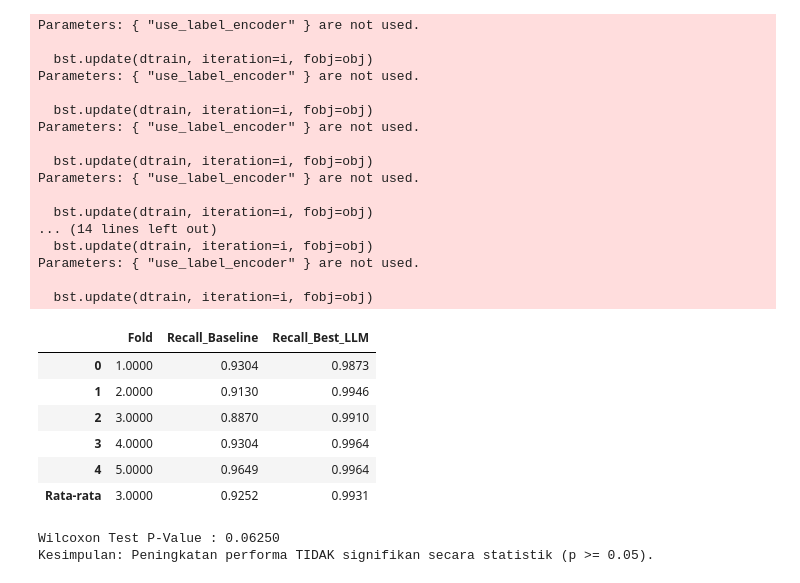
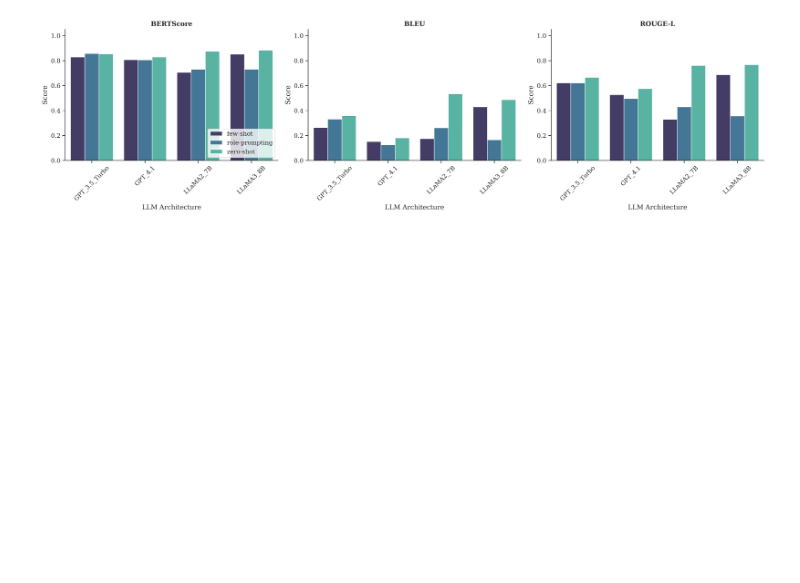
Before and after one commit to farhanhr/llm_generated_dataset, a Jupyter notebook: notebooks/LLM_augmented_notebooks.ipynb, the cells around one changed output. Saved outputs shown, nothing was run; the diff lists cells and outputs as text; code cells hidden in the pictures; blank space fills up the shorter version.

```diff
--- a/notebooks/LLM_augmented_notebooks.ipynb
+++ b/notebooks/LLM_augmented_notebooks.ipynb
@@ -200,41 +371,26 @@ Parameters: { "use_label_encoder" } are not used.
 # %%
-from sklearn.model_selection import StratifiedKFold
-from sklearn.metrics import recall_score
-from scipy.stats import wilcoxon
+if not df_quality.empty:
+    fig, axes = plt.subplots(1, 3, figsize=(18, 5))
 
-def get_cv_scores(df):
-    vec = TfidfVectorizer(max_features=5000)
-    X = vec.fit_transform(df['Pesan']).toarray()
-    y = df['Kategori'].map({'ham': 0, 'spam': 1}).values
+    nlp_metrics = ['BERTScore', 'BLEU', 'ROUGE-L']
 
-    cv = StratifiedKFold(n_splits=5, shuffle=True, random_state=42)
-    model = XGBClassifier(eval_metric='logloss', use_label_encoder=False, random_state=42)
+    for i, metric in enumerate(nlp_metrics):
+        sns.barplot(data=df_quality, x='Model', y=metric, hue='Technique', ax=axes[i], palette='mako')
 
-    recall_scores = []
-    for train_idx, test_idx in cv.split(X, y):
-        model.fit(X[train_idx], y[train_idx])
-        y_pred = model.predict(X[test_idx])
-        recall_scores.append(recall_score(y[test_idx], y_pred))
-    return recall_scores
+        axes[i].set_title(metric, fontweight='bold')
+        axes[i].set_ylim(0, 1.05) # Text metrics are strictly 0.0 to 1.0
+        axes[i].tick_params(axis='x', rotation=45)
+        axes[i].set_ylabel('Score')
+        axes[i].set_xlabel('LLM Architecture')
 
-print("Melakukan 5-Fold Cross Validation untuk Uji Statistik...")
-recall_base = get_cv_scores(df_base)
-recall_best = get_cv_scores(df_best)
+        legend = axes[i].get_legend()
+        if i == 0:
+            if legend is not None:
+                axes[i].legend(loc='lower right')
+        else:
+            if legend is not None:
+                legend.remove()
 
-stat, p_value = wilcoxon(recall_base, recall_best)
-
-df_stats = pd.DataFrame({
-    'Fold': [1, 2, 3, 4, 5],
-    'Recall_Baseline': recall_base,
-    'Recall_Best_LLM': recall_best
-})
-
-df_stats.loc['Rata-rata'] = df_stats.mean()
-display(df_stats.style.format("{:.4f}"))
-
-print(f"\nWilcoxon Test P-Value : {p_value:.5f}")
-if p_value < 0.05:
-    print("Kesimpulan: Peningkatan performa SIGNIFIKAN secara statistik (p < 0.05).")
-else:
-    print("Kesimpulan: Peningkatan performa TIDAK signifikan secara statistik (p >= 0.05).")
+    plt.tight_layout()
+    plt.show()
 # %% [output]
@@ -242,26 +397 @@ Melakukan 5-Fold Cross Validation untuk Uji Statistik...
-Parameters: { "use_label_encoder" } are not used.
-
-  bst.update(dtrain, iteration=i, fobj=obj)
-Parameters: { "use_label_encoder" } are not used.
-
-  bst.update(dtrain, iteration=i, fobj=obj)
-Parameters: { "use_label_encoder" } are not used.
-
-  bst.update(dtrain, iteration=i, fobj=obj)
-Parameters: { "use_label_encoder" } are not used.
-
-  bst.update(dtrain, iteration=i, fobj=obj)
-... (14 lines left out)
-  bst.update(dtrain, iteration=i, fobj=obj)
-Parameters: { "use_label_encoder" } are not used.
-
-  bst.update(dtrain, iteration=i, fobj=obj)
-|  | Fold | Recall_Baseline | Recall_Best_LLM |
-| 0 | 1.0000 | 0.9304 | 0.9873 |
-| 1 | 2.0000 | 0.9130 | 0.9946 |
-| 2 | 3.0000 | 0.8870 | 0.9910 |
-| 3 | 4.0000 | 0.9304 | 0.9964 |
-| 4 | 5.0000 | 0.9649 | 0.9964 |
-| Rata-rata | 3.0000 | 0.9252 | 0.9931 |
-Wilcoxon Test P-Value : 0.06250
-Kesimpulan: Peningkatan performa TIDAK signifikan secara statistik (p >= 0.05).
+[figure, added]
```
Also changed, not shown: parts of 8 cells of this notebook, 6 other files.
